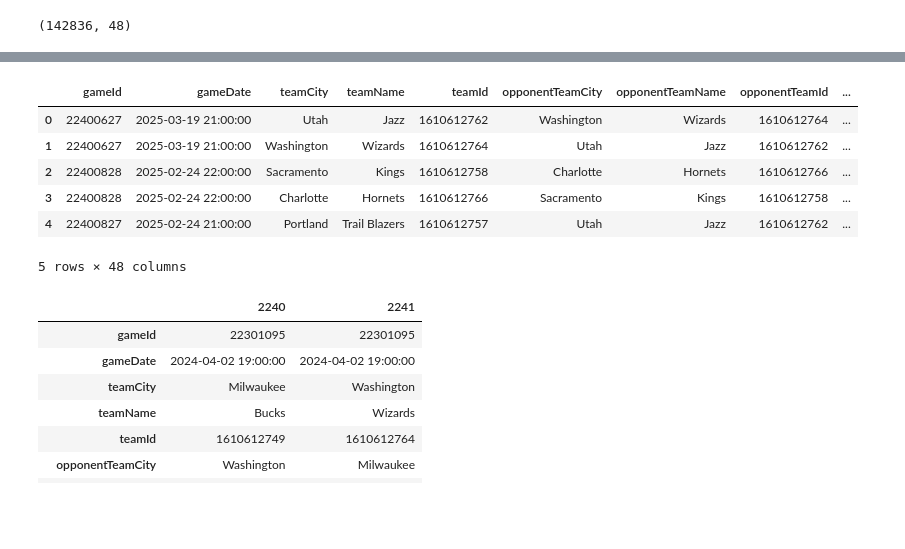
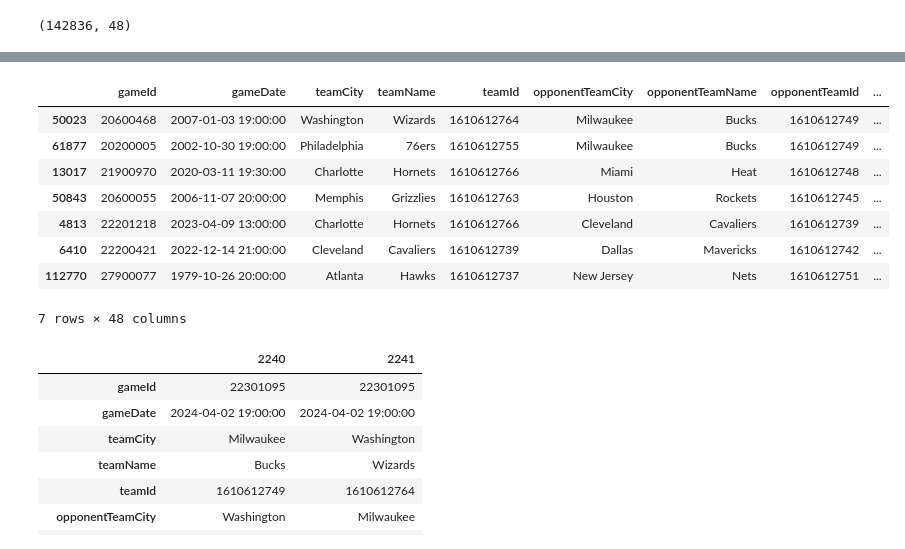
Before and after one commit to pshukl21/CollabProject, a Jupyter notebook: nbaModel.ipynb, the cells around one changed output, grey strips where cells are left out. Drawn from its saved outputs; the diff is of its cells as text; code cells hidden in the pictures; blank space fills up the shorter version.

```diff
--- a/nbaModel.ipynb
+++ b/nbaModel.ipynb
@@ -100,7 +64,7 @@ This datasets contains game information data on every NBA game, going back to 19
 # %%
 # dataset - https://www.kaggle.com/datasets/eoinamoore/historical-nba-data-and-player-box-scores/
-team_stats_data_path = os.path.join(notebook_directory,'data','TeamStatistics.csv')
-df_teams = pd.read_csv(team_stats_data_path)
-np.shape(df_teams)
+games_big_data_path = os.path.join(notebook_directory,'data','TeamStatistics.csv')
+df_games_big = pd.read_csv(games_big_data_path)
+np.shape(df_games_big)
 # %% [output]
 (142836, 48)
@@ -124,11 +71,13 @@ Index(['gameId', 'gameDate', 'teamCity', 'teamName', 'teamId',
 # %%
-df_teams.head() # quick look at the data
+df_games_big.sample(7) # quick look at the data
 # %% [output]
 |  | gameId | gameDate | teamCity | teamName | teamId | opponentTeamCity | opponentTeamName | opponentTeamId | ... |
-| 0 | 22400627 | 2025-03-19 21:00:00 | Utah | Jazz | 1610612762 | Washington | Wizards | 1610612764 | ... |
-| 1 | 22400627 | 2025-03-19 21:00:00 | Washington | Wizards | 1610612764 | Utah | Jazz | 1610612762 | ... |
-| 2 | 22400828 | 2025-02-24 22:00:00 | Sacramento | Kings | 1610612758 | Charlotte | Hornets | 1610612766 | ... |
-| 3 | 22400828 | 2025-02-24 22:00:00 | Charlotte | Hornets | 1610612766 | Sacramento | Kings | 1610612758 | ... |
-| 4 | 22400827 | 2025-02-24 21:00:00 | Portland | Trail Blazers | 1610612757 | Utah | Jazz | 1610612762 | ... |
+| 50023 | 20600468 | 2007-01-03 19:00:00 | Washington | Wizards | 1610612764 | Milwaukee | Bucks | 1610612749 | ... |
+| 61877 | 20200005 | 2002-10-30 19:00:00 | Philadelphia | 76ers | 1610612755 | Milwaukee | Bucks | 1610612749 | ... |
+| 13017 | 21900970 | 2020-03-11 19:30:00 | Charlotte | Hornets | 1610612766 | Miami | Heat | 1610612748 | ... |
+| 50843 | 20600055 | 2006-11-07 20:00:00 | Memphis | Grizzlies | 1610612763 | Houston | Rockets | 1610612745 | ... |
+| 4813 | 22201218 | 2023-04-09 13:00:00 | Charlotte | Hornets | 1610612766 | Cleveland | Cavaliers | 1610612739 | ... |
+| 6410 | 22200421 | 2022-12-14 21:00:00 | Cleveland | Cavaliers | 1610612739 | Dallas | Mavericks | 1610612742 | ... |
+| 112770 | 27900077 | 1979-10-26 20:00:00 | Atlanta | Hawks | 1610612737 | New Jersey | Nets | 1610612751 | ... |
-5 rows × 48 columns
+7 rows × 48 columns
 # %%
```
Also changed, not shown: parts of 42 cells of this notebook.
